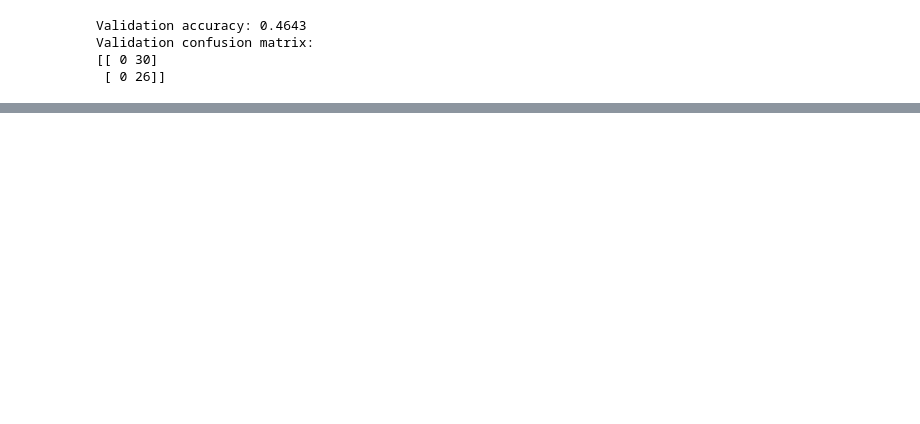
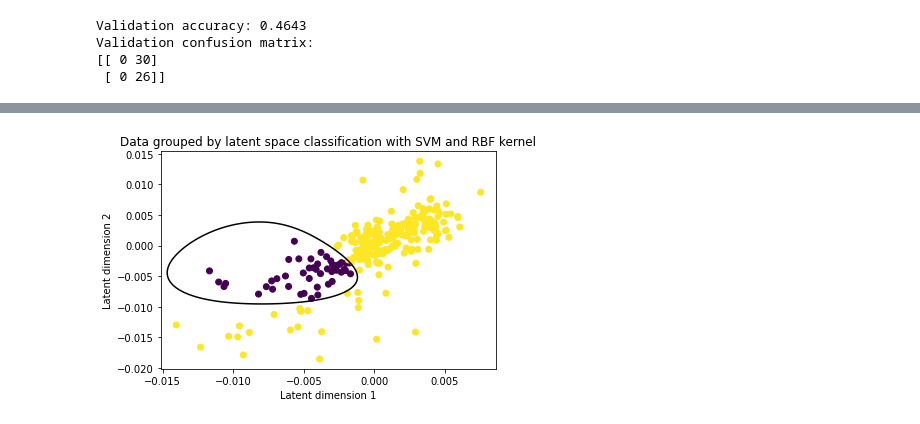
Before and after one commit to StefRodopCodes94/CounterFactual-VAE, a Jupyter notebook: Model/VAE.ipynb, the cells around one changed output, grey strips where cells are left out. Saved outputs shown, nothing was run; the diff lists cells and outputs as text; code cells hidden in the pictures; blank space fills up the shorter version.

```diff
--- a/Model/VAE.ipynb
+++ b/Model/VAE.ipynb
@@ -301,0 +286,61 @@ plt.show()
+# %%
+labels = classify_data_GNB(z)
+
+# Create a scatter plot of the latent space coordinates, color-coded by group
+plt.scatter(z[:, 0], z[:, 1], c=labels)
+
+# Add axis labels and a title
+plt.xlabel('Latent dimension 1')
+plt.ylabel('Latent dimension 2')
+plt.title('Data grouped by latent space classification with SVM and RBF kernel')
+
+
+
+# Show the plot
+plt.show()
+# %%
+def classify_data(z):
+    # Initialize the group labels randomly
+    labels = np.random.randint(0, 2, size=z.shape[0])
+
+    # Loop until the groups stabilize
+    while True:
+        # Train an SVM classifier with a non-linear kernel on the latent space coordinates and the group labels
+        clf = SVC(kernel='rbf').fit(z, labels)
+
+        # Predict the group labels for all data points
+        pred_labels = clf.predict(z)
+
+        # Check if the predicted labels match the current labels
+        if np.array_equal(pred_labels, labels):
+            break
+
+        # If not, update the group labels
+        labels = pred_labels
+
+    # Return the final group labels and the trained classifier
+    return labels, clf
+
+# Generate the group labels and the trained classifier using the classify_data function with SVM and RBF kernel
+labels, clf = classify_data(z)
+
+# Create a scatter plot of the latent space coordinates, color-coded by group
+plt.scatter(z[:, 0], z[:, 1], c=labels)
+
+# Add axis labels and a title
+plt.xlabel('Latent dimension 1')
+plt.ylabel('Latent dimension 2')
+plt.title('Data grouped by latent space classification with SVM and RBF kernel')
+
+# Add the decision boundaries to the plot
+xlim = plt.xlim()
+ylim = plt.ylim()
+xx, yy = np.meshgrid(np.linspace(*xlim, num=100), np.linspace(*ylim, num=100))
+Z = clf.decision_function(np.c_[xx.ravel(), yy.ravel()])
+Z = Z.reshape(xx.shape)
+plt.contour(xx, yy, Z, colors='k', levels=[0], linestyles=['-'])
+
+# Show the plot
+plt.show()
+# %% [output]
+[figure, added]
```
Also changed, not shown: parts of 13 cells of this notebook.
